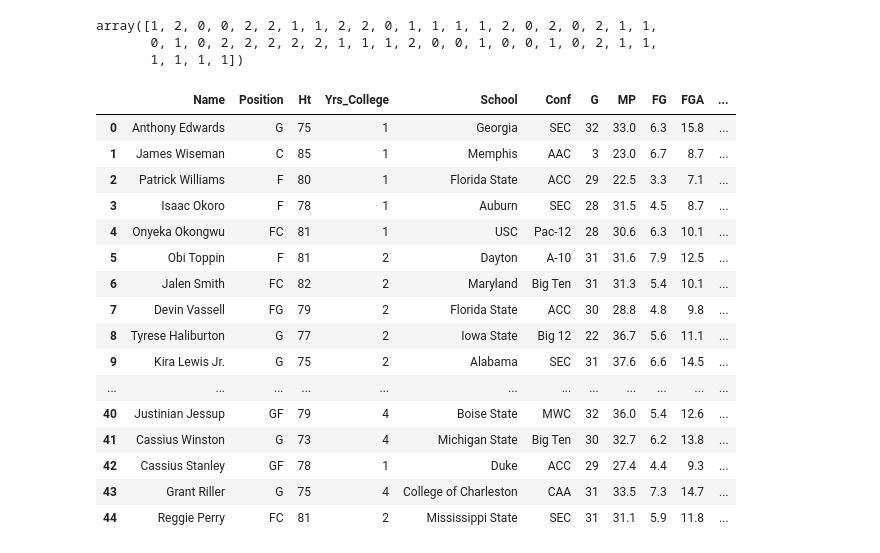
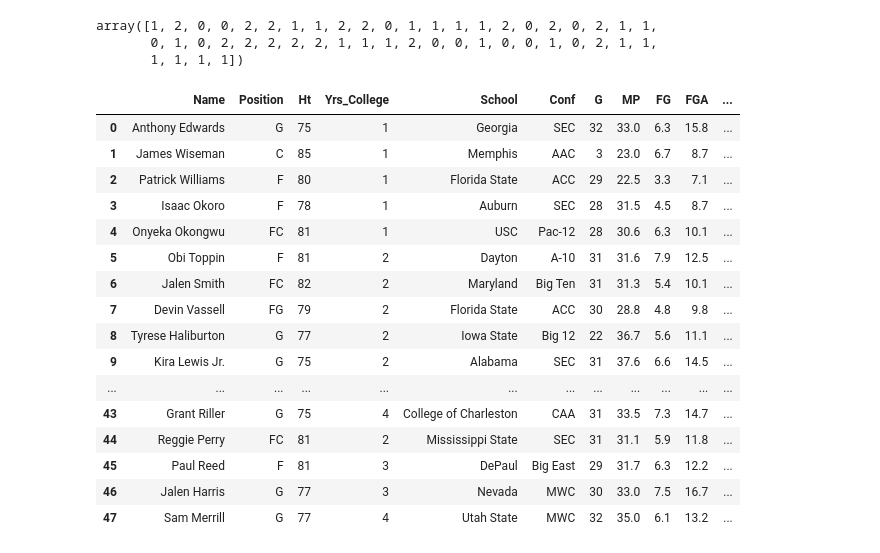
Before and after one commit to KenHoffman95/Mod-5-Capstone-Project, a Jupyter notebook: EDA and Modeling.ipynb, the cells around one changed output. Cells and saved outputs as stored; diff of their text form; code cells hidden in the pictures.

```diff
--- a/EDA and Modeling.ipynb
+++ b/EDA and Modeling.ipynb
@@ -1021,22 +1021,22 @@ array([1, 2, 0, 0, 2, 2, 1, 1, 2, 2, 0, 1, 1, 1, 1, 2, 0, 2, 0, 2, 1, 1,
        0, 1, 0, 2, 2, 2, 2, 2, 1, 1, 1, 2, 0, 0, 1, 0, 0, 1, 0, 2, 1, 1,
        1, 1, 1, 1])
 # %%
-df_2020_rookies.head(45)
+df_2020_rookies.head(50)
 # %% [output]
 |  | Name | Position | Ht | Yrs_College | School | Conf | G | MP | FG | FGA | ... |
 | 0 | Anthony Edwards | G | 75 | 1 | Georgia | SEC | 32 | 33.0 | 6.3 | 15.8 | ... |
 | 1 | James Wiseman | C | 85 | 1 | Memphis | AAC | 3 | 23.0 | 6.7 | 8.7 | ... |
 | 2 | Patrick Williams | F | 80 | 1 | Florida State | ACC | 29 | 22.5 | 3.3 | 7.1 | ... |
 | 3 | Isaac Okoro | F | 78 | 1 | Auburn | SEC | 28 | 31.5 | 4.5 | 8.7 | ... |
 | 4 | Onyeka Okongwu | FC | 81 | 1 | USC | Pac-12 | 28 | 30.6 | 6.3 | 10.1 | ... |
 | 5 | Obi Toppin | F | 81 | 2 | Dayton | A-10 | 31 | 31.6 | 7.9 | 12.5 | ... |
 | 6 | Jalen Smith | FC | 82 | 2 | Maryland | Big Ten | 31 | 31.3 | 5.4 | 10.1 | ... |
 | 7 | Devin Vassell | FG | 79 | 2 | Florida State | ACC | 30 | 28.8 | 4.8 | 9.8 | ... |
 | 8 | Tyrese Haliburton | G | 77 | 2 | Iowa State | Big 12 | 22 | 36.7 | 5.6 | 11.1 | ... |
 | 9 | Kira Lewis Jr. | G | 75 | 2 | Alabama | SEC | 31 | 37.6 | 6.6 | 14.5 | ... |
 | ... | ... | ... | ... | ... | ... | ... | ... | ... | ... | ... | ... |
-| 40 | Justinian Jessup | GF | 79 | 4 | Boise State | MWC | 32 | 36.0 | 5.4 | 12.6 | ... |
-| 41 | Cassius Winston | G | 73 | 4 | Michigan State | Big Ten | 30 | 32.7 | 6.2 | 13.8 | ... |
-| 42 | Cassius Stanley | GF | 78 | 1 | Duke | ACC | 29 | 27.4 | 4.4 | 9.3 | ... |
 | 43 | Grant Riller | G | 75 | 4 | College of Charleston | CAA | 31 | 33.5 | 7.3 | 14.7 | ... |
 | 44 | Reggie Perry | FC | 81 | 2 | Mississippi State | SEC | 31 | 31.1 | 5.9 | 11.8 | ... |
+| 45 | Paul Reed | F | 81 | 3 | DePaul | Big East | 29 | 31.7 | 6.3 | 12.2 | ... |
+| 46 | Jalen Harris | G | 77 | 3 | Nevada | MWC | 30 | 33.0 | 7.5 | 16.7 | ... |
+| 47 | Sam Merrill | G | 77 | 4 | Utah State | MWC | 32 | 35.0 | 6.1 | 13.2 | ... |
```
